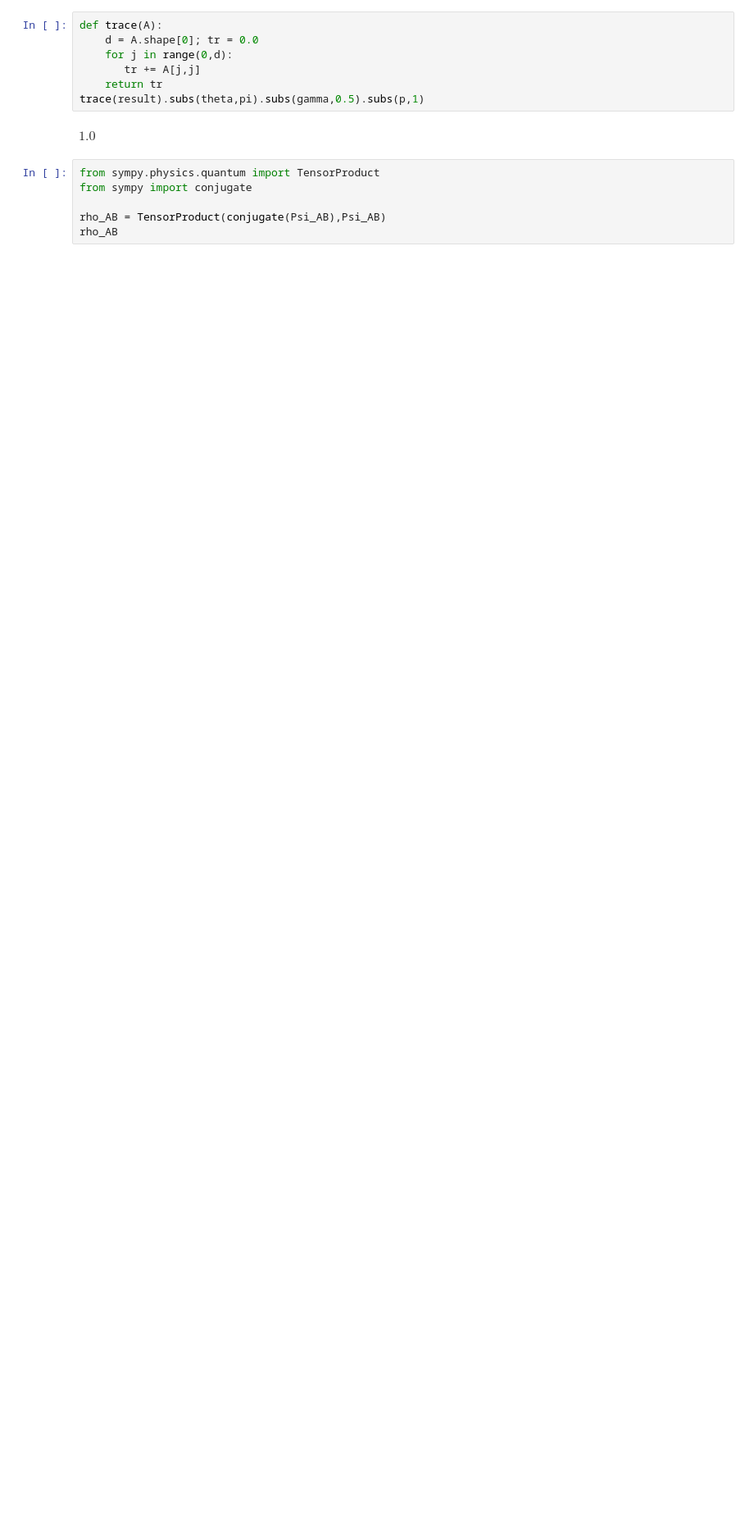
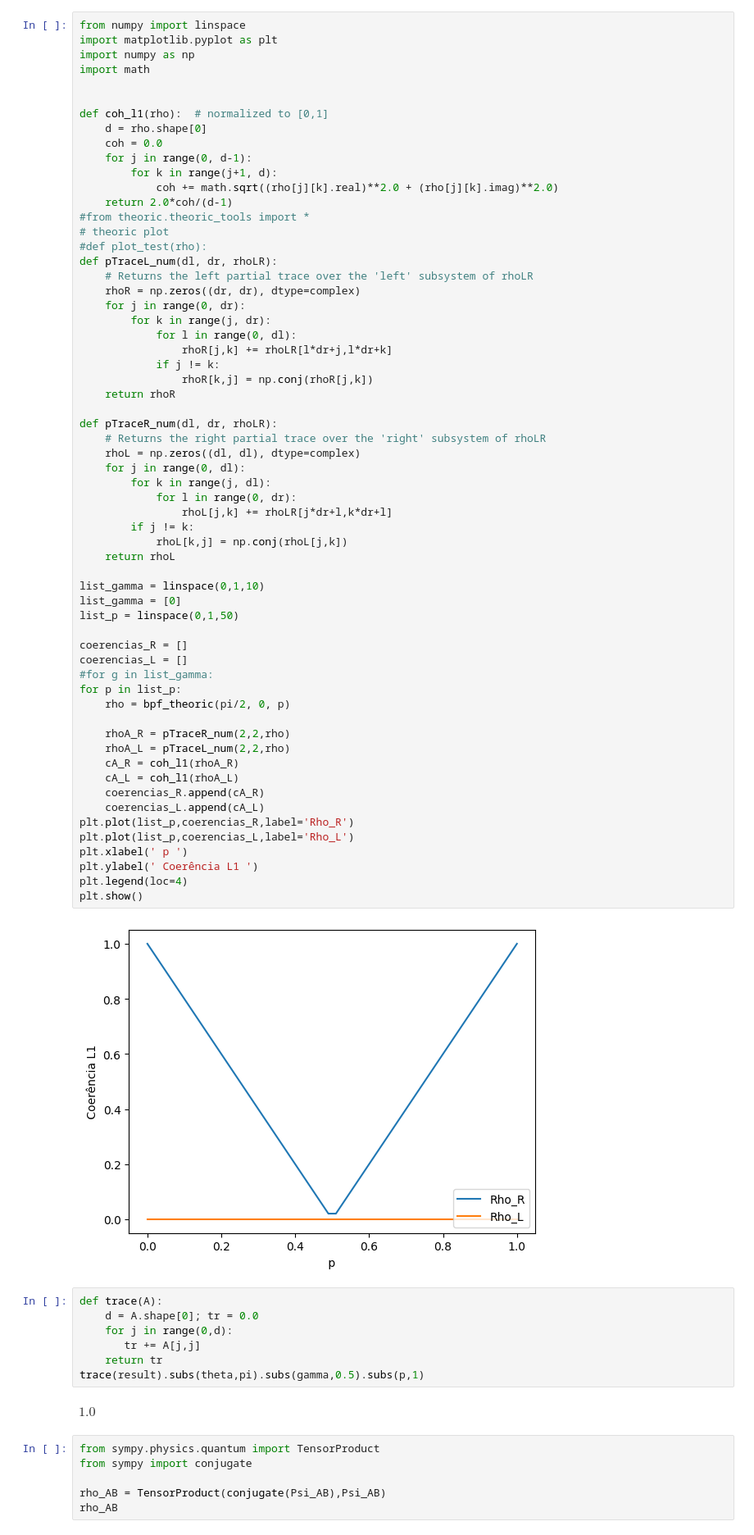
Before and after one commit to SchultzVV/Runtime-qiskit, a Jupyter notebook: theoric/bpf.ipynb, the cells around one changed output. Shown at 82% size. Cells and saved outputs as stored; diff of their text form; blank space fills up the shorter version.

```diff
--- a/theoric/bpf.ipynb
+++ b/theoric/bpf.ipynb
@@ -67,3 +58,66 @@ Matrix([
+# %%
+from numpy import linspace
+import matplotlib.pyplot as plt
+import numpy as np
+import math
+
+
+def coh_l1(rho):  # normalized to [0,1]
+    d = rho.shape[0]
+    coh = 0.0
+    for j in range(0, d-1):
+        for k in range(j+1, d):
+            coh += math.sqrt((rho[j][k].real)**2.0 + (rho[j][k].imag)**2.0)
+    return 2.0*coh/(d-1)
+#from theoric.theoric_tools import *
+# theoric plot
+#def plot_test(rho):
+def pTraceL_num(dl, dr, rhoLR):
+    # Returns the left partial trace over the 'left' subsystem of rhoLR
+    rhoR = np.zeros((dr, dr), dtype=complex)
+    for j in range(0, dr):
+        for k in range(j, dr):
+            for l in range(0, dl):
+                rhoR[j,k] += rhoLR[l*dr+j,l*dr+k]
+            if j != k:
+                rhoR[k,j] = np.conj(rhoR[j,k])
+    return rhoR
+
+def pTraceR_num(dl, dr, rhoLR):
+    # Returns the right partial trace over the 'right' subsystem of rhoLR
+    rhoL = np.zeros((dl, dl), dtype=complex)
+    for j in range(0, dl):
+        for k in range(j, dl):
+            for l in range(0, dr):
+                rhoL[j,k] += rhoLR[j*dr+l,k*dr+l]
+        if j != k:
+            rhoL[k,j] = np.conj(rhoL[j,k])
+    return rhoL
+
+list_gamma = linspace(0,1,10)
+list_gamma = [0]
+list_p = linspace(0,1,50)
+
+coerencias_R = []
+coerencias_L = []
+#for g in list_gamma:
+for p in list_p:
+    rho = bpf_theoric(pi/2, 0, p)
+
+    rhoA_R = pTraceR_num(2,2,rho)
+    rhoA_L = pTraceL_num(2,2,rho)
+    cA_R = coh_l1(rhoA_R)
+    cA_L = coh_l1(rhoA_L)
+    coerencias_R.append(cA_R)
+    coerencias_L.append(cA_L)
+plt.plot(list_p,coerencias_R,label='Rho_R')
+plt.plot(list_p,coerencias_L,label='Rho_L')
+plt.xlabel(' p ')
+plt.ylabel(' Coerência L1 ')
+plt.legend(loc=4)
+plt.show()
+# %% [output]
+[figure, added]
 # %%
 def trace(A):
     d = A.shape[0]; tr = 0.0
```
Also changed, not shown: parts of 3 cells of this notebook, 29 other files.
